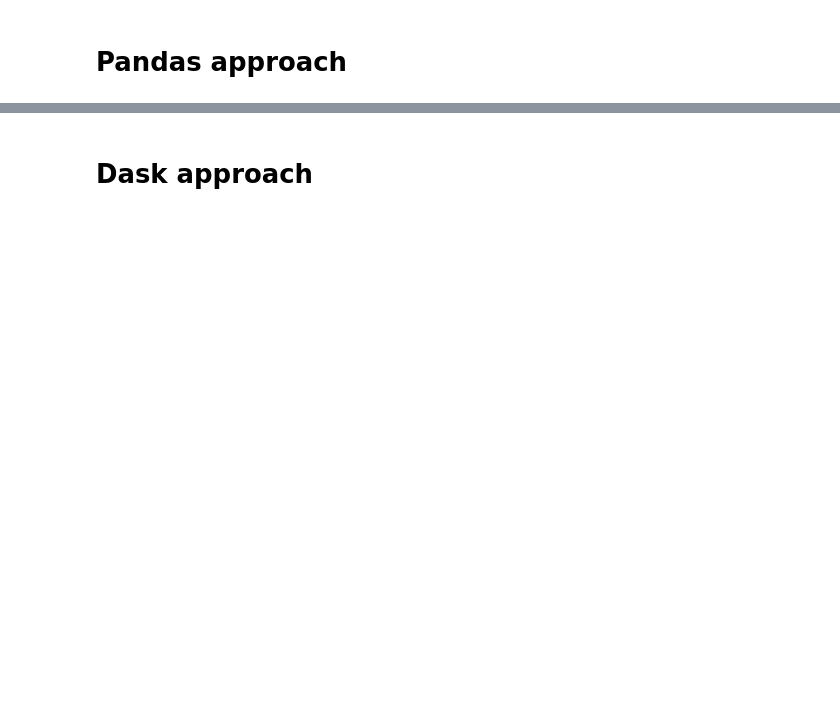
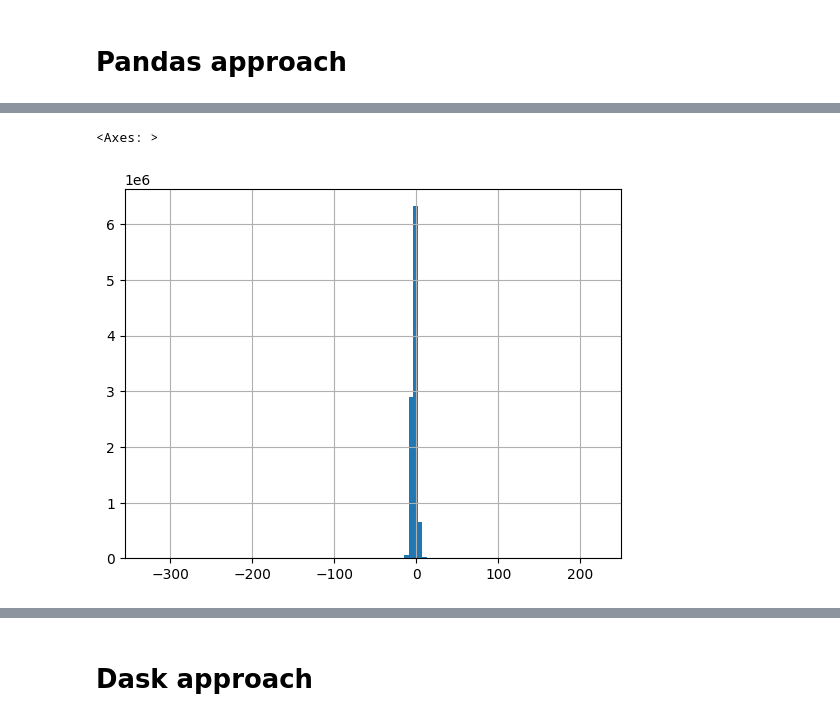
Before and after one commit to grzanka/hpda-2025, a Jupyter notebook: 07_main_dask_loading.ipynb, the cells around one changed output, grey strips where cells are left out. Cells and saved outputs as stored; diff of their text form; code cells hidden in the pictures; blank space fills up the shorter version.

```diff
--- a/07_main_dask_loading.ipynb
+++ b/07_main_dask_loading.ipynb
@@ -68,0 +50,5 @@ plt.grid()
+# %%
+single_segment_df.voltage_mV.hist(bins=100)
+# %% [output]
+<Axes: >
+[figure, added]
```
Also changed, not shown: parts of 33 cells of this notebook.
